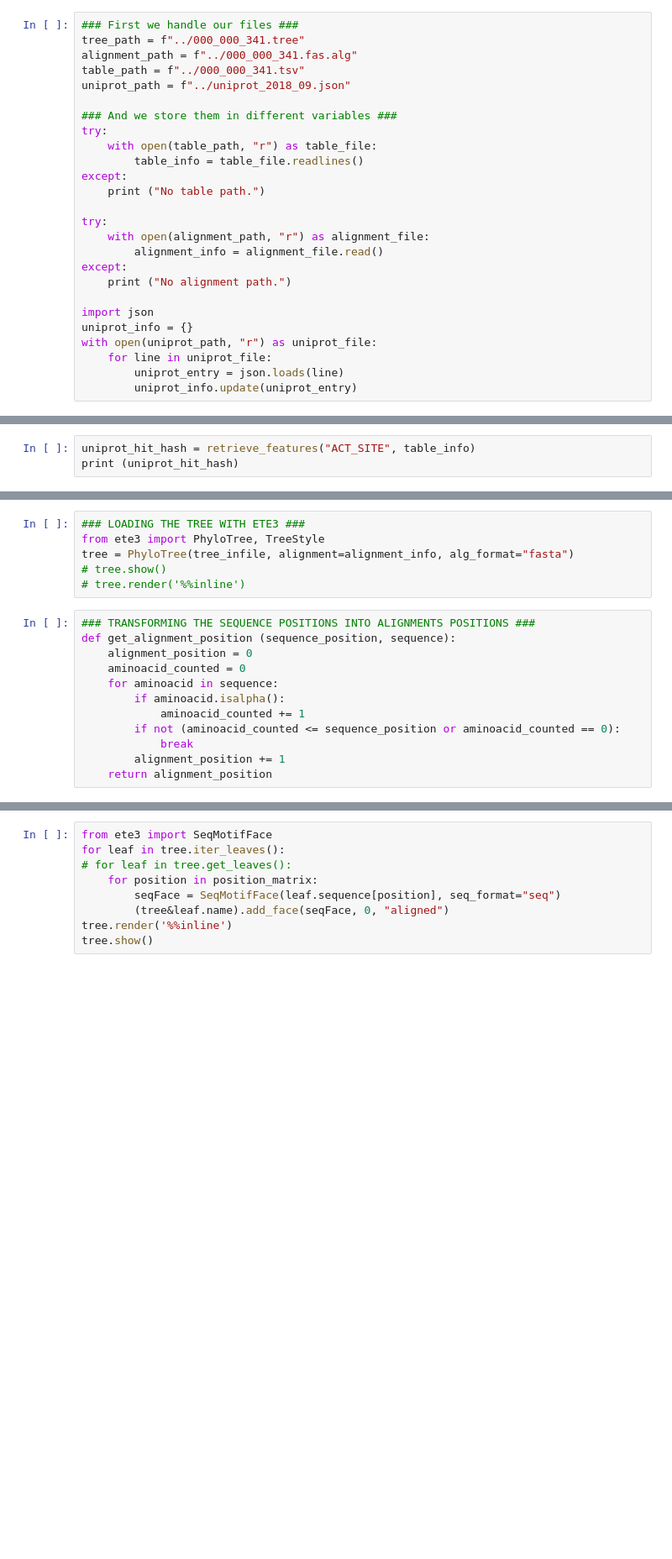
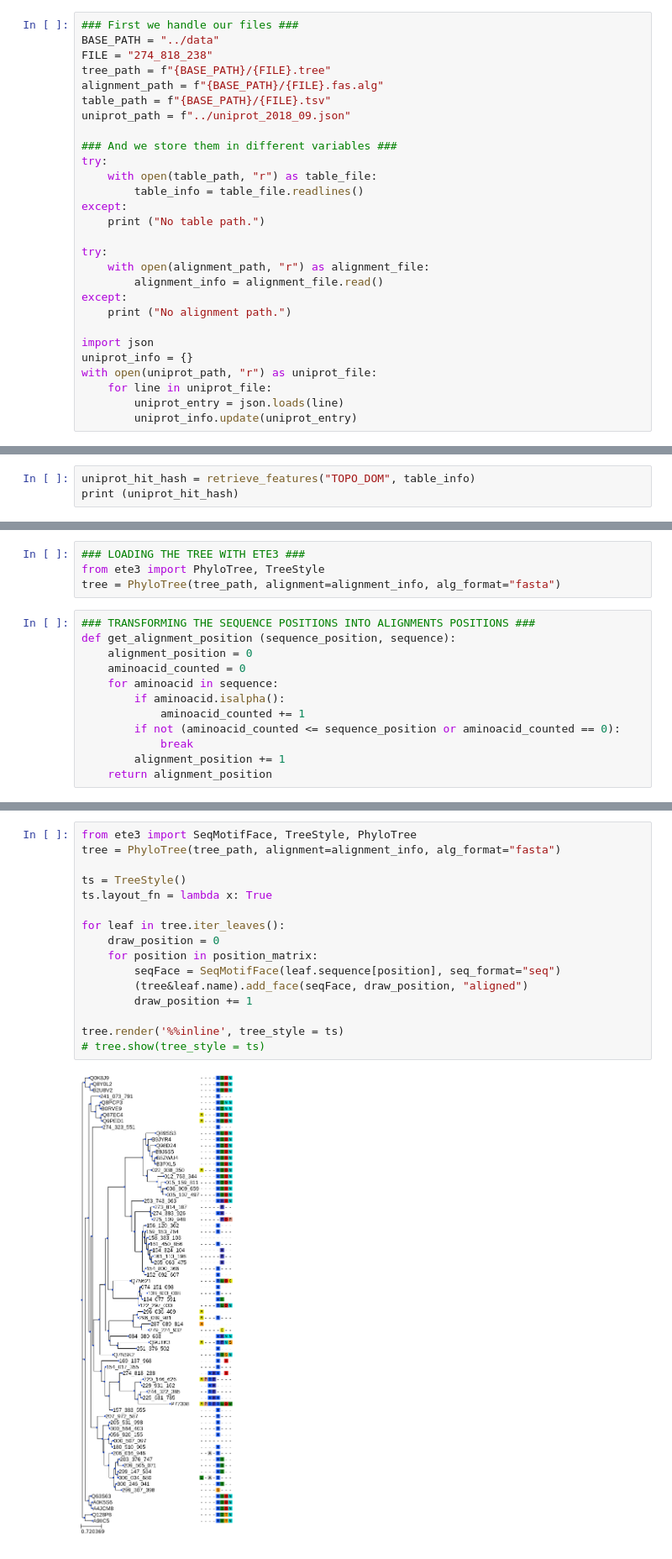
Before and after one commit to seviru/fmp_core_functionality, a Jupyter notebook: scripts/jupyter_tree.ipynb, the cells around one changed output, grey strips where cells are left out. Shown: that part at 84% size. Saved outputs shown, nothing was run; the diff lists cells and outputs as text; blank space fills up the shorter version.

Commit message:
Now properly plots trees with the annotated sites

```diff
--- a/scripts/jupyter_tree.ipynb
+++ b/scripts/jupyter_tree.ipynb
@@ -1,8 +1,10 @@
 # %%
 ### First we handle our files ###
-tree_path = f"../000_000_341.tree"
-alignment_path = f"../000_000_341.fas.alg"
-table_path = f"../000_000_341.tsv"
+BASE_PATH = "../data"
+FILE = "274_818_238"
+tree_path = f"{BASE_PATH}/{FILE}.tree"
+alignment_path = f"{BASE_PATH}/{FILE}.fas.alg"
+table_path = f"{BASE_PATH}/{FILE}.tsv"
 uniprot_path = f"../uniprot_2018_09.json"
 
 ### And we store them in different variables ###
@@ -40,6 +44,6 @@ def retrieve_features (feature_tag, table_file):
                 uniprot_hit_hash[hit_name] = features_newlist
     return uniprot_hit_hash
 # %%
-uniprot_hit_hash = retrieve_features("ACT_SITE", table_info)
+uniprot_hit_hash = retrieve_features("TOPO_DOM", table_info)
 print (uniprot_hit_hash)
 # %% [output]
@@ -47,9 +51,7 @@ print (uniprot_hit_hash)
 # %%
 ### LOADING THE TREE WITH ETE3 ###
 from ete3 import PhyloTree, TreeStyle
-tree = PhyloTree(tree_infile, alignment=alignment_info, alg_format="fasta")
-# tree.show()
-# tree.render('%%inline')
+tree = PhyloTree(tree_path, alignment=alignment_info, alg_format="fasta")
 # %%
 ### TRANSFORMING THE SEQUENCE POSITIONS INTO ALIGNMENTS POSITIONS ###
 def get_alignment_position (sequence_position, sequence):
@@ -85,9 +87,18 @@ print (position_matrix)
 # %%
-from ete3 import SeqMotifFace
+from ete3 import SeqMotifFace, TreeStyle, PhyloTree
+tree = PhyloTree(tree_path, alignment=alignment_info, alg_format="fasta")
+
+ts = TreeStyle()
+ts.layout_fn = lambda x: True
+
 for leaf in tree.iter_leaves():
-# for leaf in tree.get_leaves():
+    draw_position = 0
     for position in position_matrix:
         seqFace = SeqMotifFace(leaf.sequence[position], seq_format="seq")
-        (tree&leaf.name).add_face(seqFace, 0, "aligned")
-tree.render('%%inline')
-tree.show()
+        (tree&leaf.name).add_face(seqFace, draw_position, "aligned")
+        draw_position += 1
+
+tree.render('%%inline', tree_style = ts)
+# tree.show(tree_style = ts)
+# %% [output]
+[figure, added]
```
Also changed, not shown: parts of 4 cells of this notebook.
